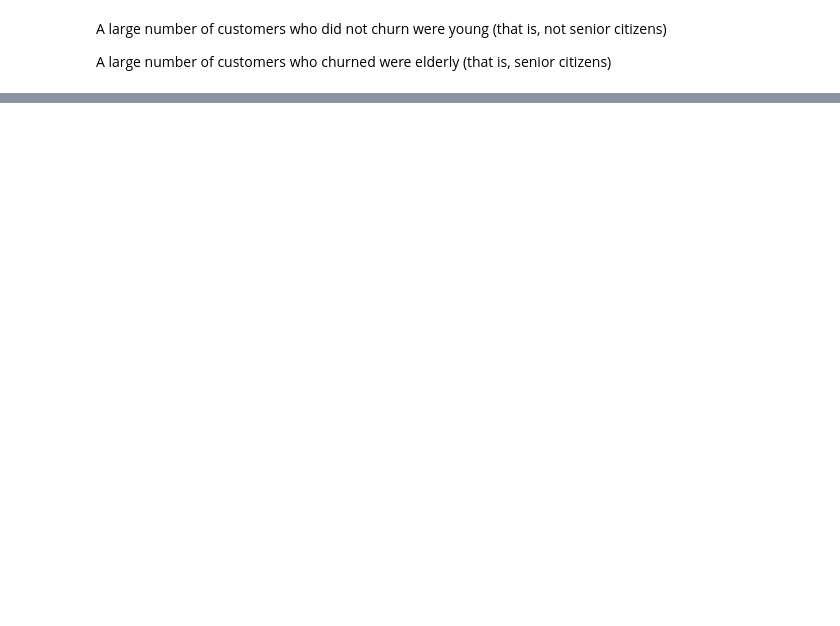
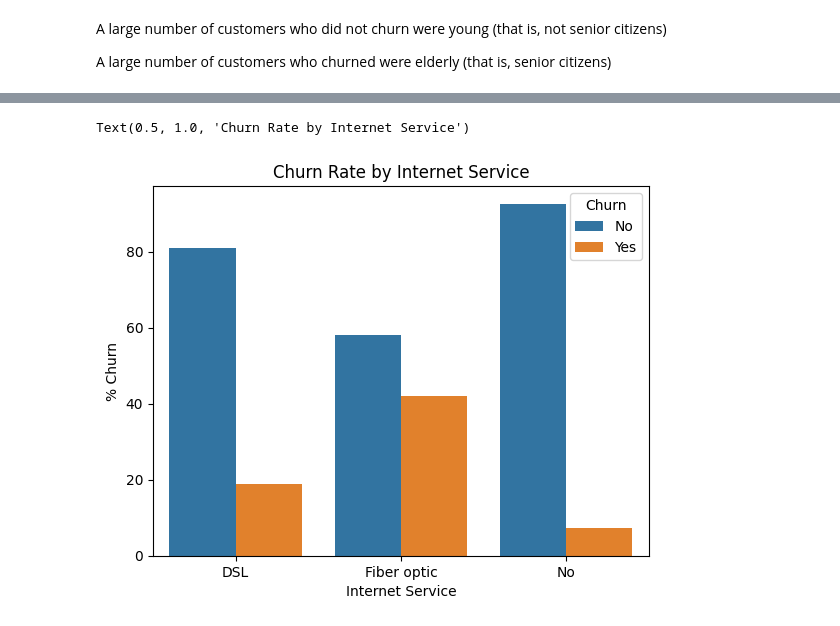
Before and after one commit to mut-rogers/customer_churn, a Jupyter notebook: churn.ipynb, the cells around one changed output, grey strips where cells are left out. Cells and saved outputs as stored; diff of their text form; code cells hidden in the pictures; blank space fills up the shorter version.

```diff
--- a/churn.ipynb
+++ b/churn.ipynb
@@ -208,0 +241,4 @@ A large number of customers who churned were elderly (that is, senior citizens)
+# %%
+# Churn rate by Internet Service providers
+churn_rate = dataset.groupby("InternetService").Churn.value_counts(normalize=True) * 100
+churn_rate
@@ -208,0 +254,10 @@ A large number of customers who churned were elderly (that is, senior citizens)
+# %%
+churn_rate = churn_rate.reset_index()
+# %%
+sns.barplot(churn_rate, x="InternetService", y="proportion", hue="Churn")
+plt.ylabel("% Churn")
+plt.xlabel("Internet Service")
+plt.title("Churn Rate by Internet Service")
+# %% [output]
+Text(0.5, 1.0, 'Churn Rate by Internet Service')
+[figure, added]
```
Also changed, not shown: parts of 7 cells of this notebook.
